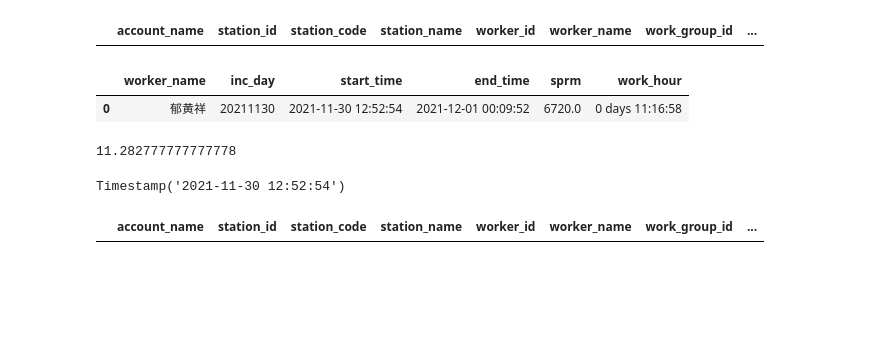
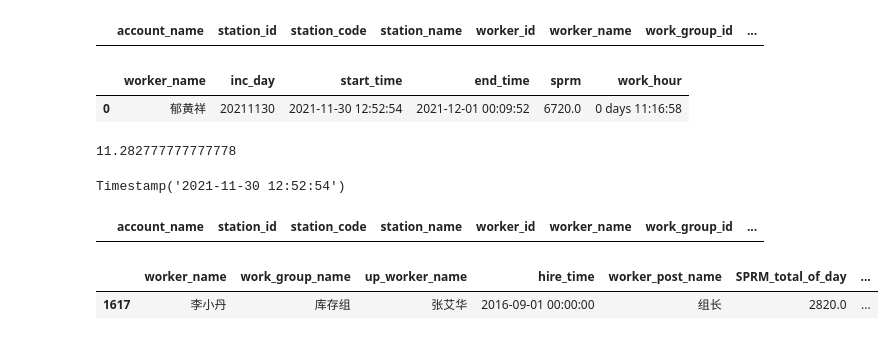
Before and after one commit to fyenne/play4_activity, a Jupyter notebook: acti_coach.ipynb, the cells around one changed output. Drawn from its saved outputs; the diff is of its cells as text; code cells hidden in the pictures; blank space fills up the shorter version.

```diff
--- a/acti_coach.ipynb
+++ b/acti_coach.ipynb
@@ -315,3 +292,8 @@ coach_out = coach[['worker_name',  'work_group_name', 'up_worker_name', 'hire_ti
 coach_out['inc_day'] = coach_out['inc_day'].astype(str)
         #  'sprm', 'SPRM_total_of_day', 'work_hour_in_min',
         #  'work_hour_in_hour', 'sprm_perhour',
+# %%
+coach_out[coach_out['work_hour_in_hour'] == 13]
+# %% [output]
+|  | worker_name | work_group_name | up_worker_name | hire_time | worker_post_name | SPRM_total_of_day | ... |
+| 1617 | 李小丹 | 库存组 | 张艾华 | 2016-09-01 00:00:00 | 组长 | 2820.0 | ... |
```
Also changed, not shown: parts of 18 cells of this notebook, 1 other file.
